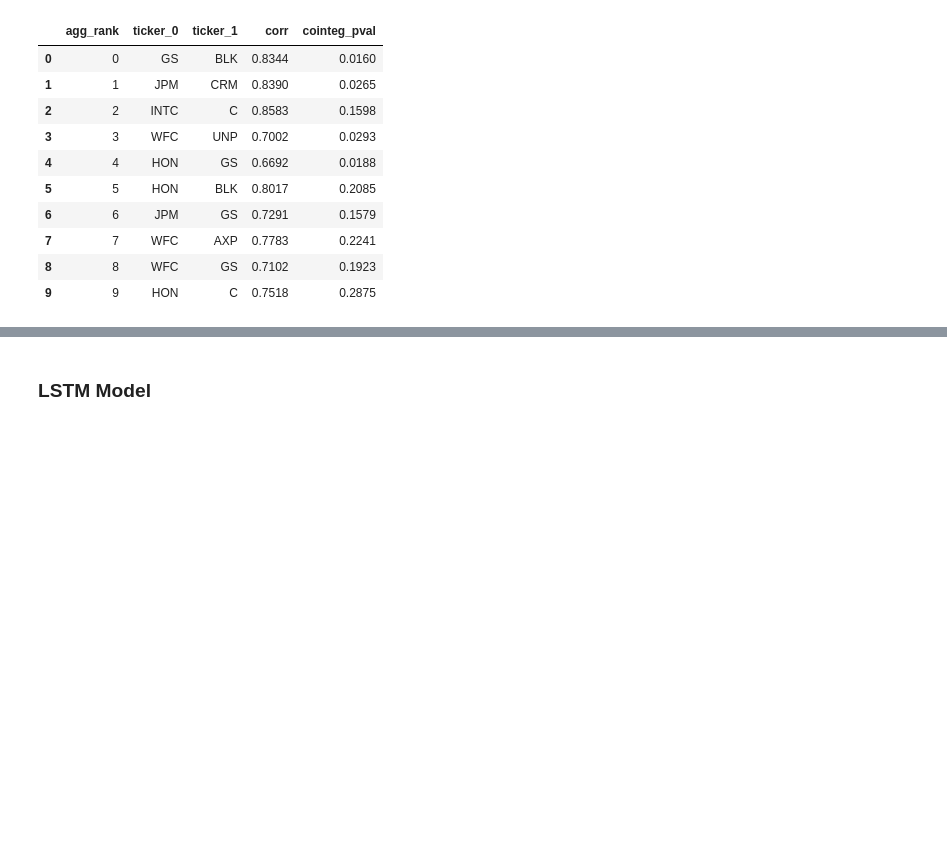
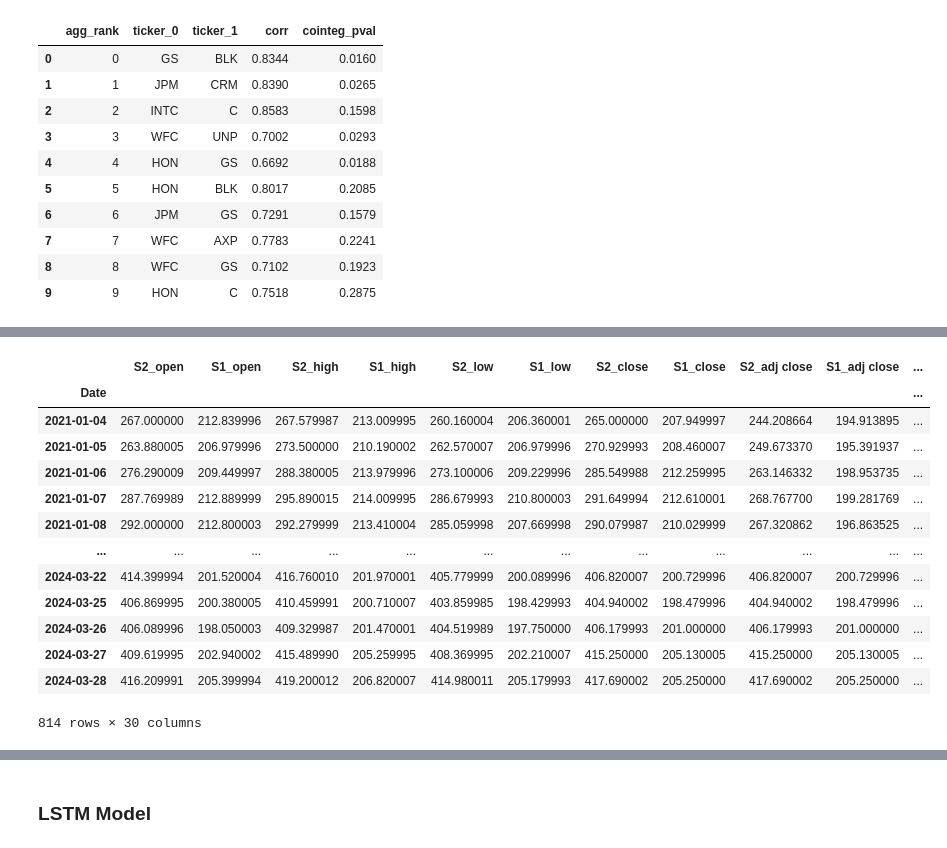
Before and after one commit to DarienNouri/Trading-Strategy-Project, a Jupyter notebook: strategies/Notebooks/spread_forecasting.ipynb, the cells around one changed output, grey strips where cells are left out. Saved outputs shown, nothing was run; the diff lists cells and outputs as text; code cells hidden in the pictures; blank space fills up the shorter version.

```diff
--- a/strategies/Notebooks/spread_forecasting.ipynb
+++ b/strategies/Notebooks/spread_forecasting.ipynb
@@ -270,0 +110,61 @@ Test data:
+# %%
+import ta
+import ta.momentum
+import ta.volume
+import ta.volatility
+import ta.trend
+import ta.others
+
+pair_data['S1_rsi'] = ta.momentum.rsi(pair_data['S1_close'], window=14)
+pair_data['S2_rsi'] = ta.momentum.rsi(pair_data['S2_close'], window=14)
+# Money Flow Index
+
+# 2. Volume Indicators
+# Accumulation/Distribution Index (ADI)
+pair_data['S1_adi'] = ta.volume.acc_dist_index(pair_data['S1_high'], pair_data['S1_low'], pair_data['S1_close'], pair_data['S1_volume'])
+pair_data['S2_adi'] = ta.volume.acc_dist_index(pair_data['S2_high'], pair_data['S2_low'], pair_data['S2_close'], pair_data['S2_volume'])
+# Volume-price trend (VPT)
+pair_data['S1_vpt'] = ta.volume.volume_price_trend(pair_data['S1_close'], pair_data['S1_volume'])
+pair_data['S2_vpt'] = ta.volume.volume_price_trend(pair_data['S2_close'], pair_data['S2_volume'])
+
+# 3. Volatility Indicators
+# Average True Range (ATR)
+pair_data['S1_atr'] = ta.volatility.average_true_range(pair_data['S1_high'], pair_data['S1_low'],
+                                                       pair_data['S1_close'], window=14)
+pair_data['S2_atr'] = ta.volatility.average_true_range(pair_data['S2_high'], pair_data['S2_low'],
+                                                       pair_data['S2_close'], window=14)
+# Bollinger Bands (BB) window-period simple moving average (MA)
+pair_data['S1_bb_ma'] = ta.volatility.bollinger_mavg(pair_data['S1_close'], window=20)
+pair_data['S2_bb_ma'] = ta.volatility.bollinger_mavg(pair_data['S2_close'], window=20)
+
+# 4. Trend Indicators
+# Average Directional Movement Index (ADX)
+pair_data['S1_adx'] = ta.trend.adx(pair_data['S1_high'], pair_data['S1_low'], pair_data['S1_close'], window=14)
+pair_data['S2_adx'] = ta.trend.adx(pair_data['S2_high'], pair_data['S2_low'], pair_data['S2_close'], window=14)
+# Exponential Moving Average
+pair_data['S1_ema'] = ta.trend.ema_indicator(pair_data['S1_close'], window=14)
+pair_data['S2_ema'] = ta.trend.ema_indicator(pair_data['S2_close'], window=14)
+# Moving Average Convergence Divergence (MACD)
+pair_data['S1_macd'] = ta.trend.macd(pair_data['S1_close'], window_fast=14, window_slow=30)
+pair_data['S2_macd'] = ta.trend.macd(pair_data['S2_close'], window_fast=14, window_slow=30)
+
+# 5. Other Indicators
+# Daily Log Return (DLR)
+pair_data['S1_dlr'] = ta.others.daily_log_return(pair_data['S1_close'])
+pair_data['S2_dlr'] = ta.others.daily_log_return(pair_data['S2_close'])
+pair_data
+# %% [output]
+|  | S2_open | S1_open | S2_high | S1_high | S2_low | S1_low | S2_close | S1_close | S2_adj close | S1_adj close | ... |
+| Date |  |  |  |  |  |  |  |  |  |  | ... |
+| 2021-01-04 | 267.000000 | 212.839996 | 267.579987 | 213.009995 | 260.160004 | 206.360001 | 265.000000 | 207.949997 | 244.208664 | 194.913895 | ... |
+| 2021-01-05 | 263.880005 | 206.979996 | 273.500000 | 210.190002 | 262.570007 | 206.979996 | 270.929993 | 208.460007 | 249.673370 | 195.391937 | ... |
+| 2021-01-06 | 276.290009 | 209.449997 | 288.380005 | 213.979996 | 273.100006 | 209.229996 | 285.549988 | 212.259995 | 263.146332 | 198.953735 | ... |
+| 2021-01-07 | 287.769989 | 212.889999 | 295.890015 | 214.009995 | 286.679993 | 210.800003 | 291.649994 | 212.610001 | 268.767700 | 199.281769 | ... |
+| 2021-01-08 | 292.000000 | 212.800003 | 292.279999 | 213.410004 | 285.059998 | 207.669998 | 290.079987 | 210.029999 | 267.320862 | 196.863525 | ... |
+| ... | ... | ... | ... | ... | ... | ... | ... | ... | ... | ... | ... |
+| 2024-03-22 | 414.399994 | 201.520004 | 416.760010 | 201.970001 | 405.779999 | 200.089996 | 406.820007 | 200.729996 | 406.820007 | 200.729996 | ... |
+| 2024-03-25 | 406.869995 | 200.380005 | 410.459991 | 200.710007 | 403.859985 | 198.429993 | 404.940002 | 198.479996 | 404.940002 | 198.479996 | ... |
+| 2024-03-26 | 406.089996 | 198.050003 | 409.329987 | 201.470001 | 404.519989 | 197.750000 | 406.179993 | 201.000000 | 406.179993 | 201.000000 | ... |
+| 2024-03-27 | 409.619995 | 202.940002 | 415.489990 | 205.259995 | 408.369995 | 202.210007 | 415.250000 | 205.130005 | 415.250000 | 205.130005 | ... |
+| 2024-03-28 | 416.209991 | 205.399994 | 419.200012 | 206.820007 | 414.980011 | 205.179993 | 417.690002 | 205.250000 | 417.690002 | 205.250000 | ... |
+814 rows × 30 columns
```
Also changed, not shown: parts of 33 cells of this notebook, 2 other files.
